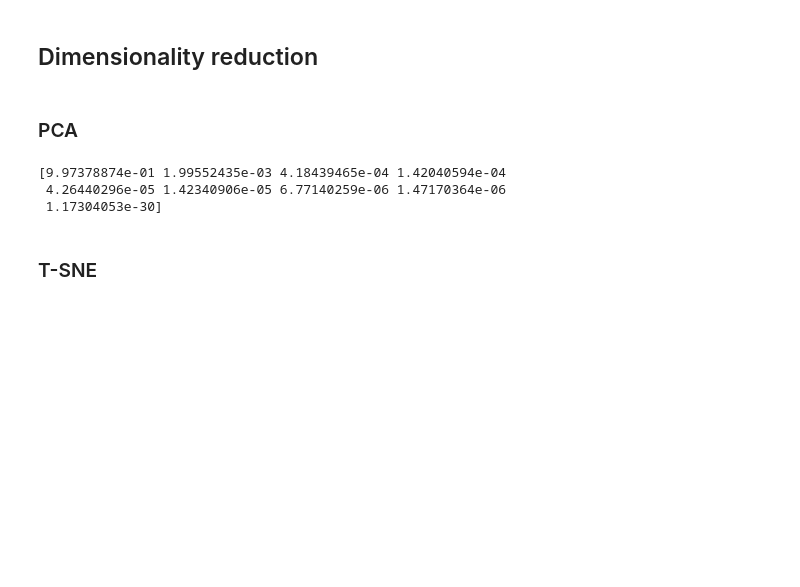
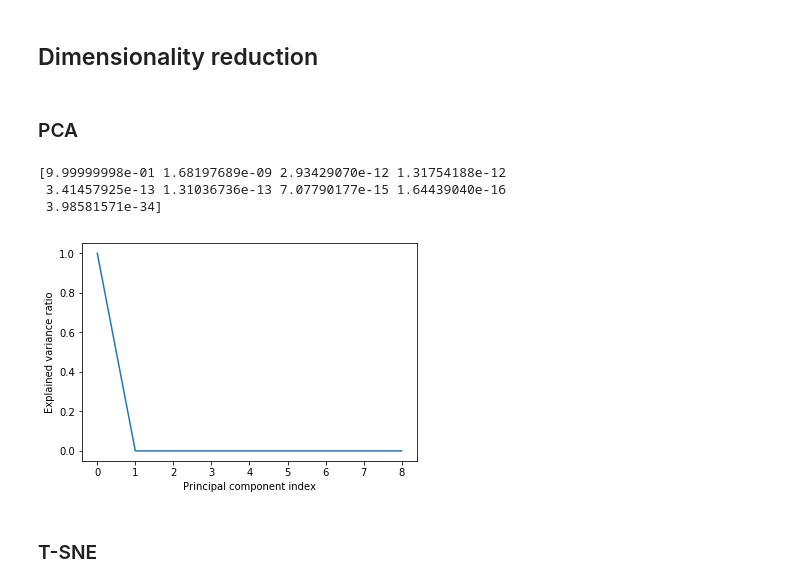
Before and after one commit to MarinaBorodkina/Preprocessing, a Jupyter notebook: Preprocessing.ipynb, the cells around one changed output. Cells and saved outputs as stored; diff of their text form; code cells hidden in the pictures; blank space fills up the shorter version.

```diff
--- a/Preprocessing.ipynb
+++ b/Preprocessing.ipynb
@@ -1027,24 +1029,42 @@ check_score(df_X, df_subset_2['Label'])
 ## Dimensionality reduction
 # %% [markdown]
 ### PCA
-# %%
-# Set up PCA and the X vector for diminsionality reduction
-pca = PCA()
-df_X = df_subset_2.drop([
-    'Label', 'Brand_text_tfidf', 'Price_Categorizing', 'Price_Binarizing',
-    'Price_Binning', 'Price_Binning2', 'Engine_clean'
-],
-                        axis=1)
-
-# Apply PCA to the dataset X vector
-transformed_X = pca.fit_transform(df_X)
-
-# Look at the percentage of variance explained by the different components
-print(pca.explained_variance_ratio_)
-# %% [output]
-[9.97378874e-01 1.99552435e-03 4.18439465e-04 1.42040594e-04
- 4.26440296e-05 1.42340906e-05 6.77140259e-06 1.47170364e-06
- 1.17304053e-30]
+# %%
+X = df.select_dtypes(include=['int', 'float']).drop('Label', axis=1)
+y = pd.DataFrame(df['Label'])
+# %%
+# sns.pairplot(X)
+# plt.show()
+# Create the PCA instance and fit and transform the data with pca
+# PCA selecting 60% of the variance
+# pca = PCA(n_components=0.6)
+pca = PCA()
+pc = pca.fit_transform(X)
+pc_df = pd.DataFrame(
+    pc,
+    #columns=[
+    #    'PC 1', 'PC 2', 'PC 3', 'PC 4', 'PC 5', 'PC 6', 'PC 7', 'PC 8', 'PC 9'
+    #]
+)
+
+# Create a pairplot of the principal component dataframe
+# sns.pairplot(pc_df)
+# plt.show()
+
+# Look at the percentage of variance explained by the different components
+print(pca.explained_variance_ratio_)
+# print(pca.explained_variance_ratio_.cumsum())
+
+plt.plot(pca.explained_variance_ratio_)
+
+plt.xlabel('Principal component index')
+plt.ylabel('Explained variance ratio')
+plt.show()
+# %% [output]
+[9.99999998e-01 1.68197689e-09 2.93429070e-12 1.31754188e-12
+ 3.41457925e-13 1.31036736e-13 7.07790177e-15 1.64439040e-16
+ 3.98581571e-34]
+[figure, added]
 # %% [markdown]
 ### T-SNE
 # %%
```
Also changed, not shown: parts of 31 cells of this notebook.
